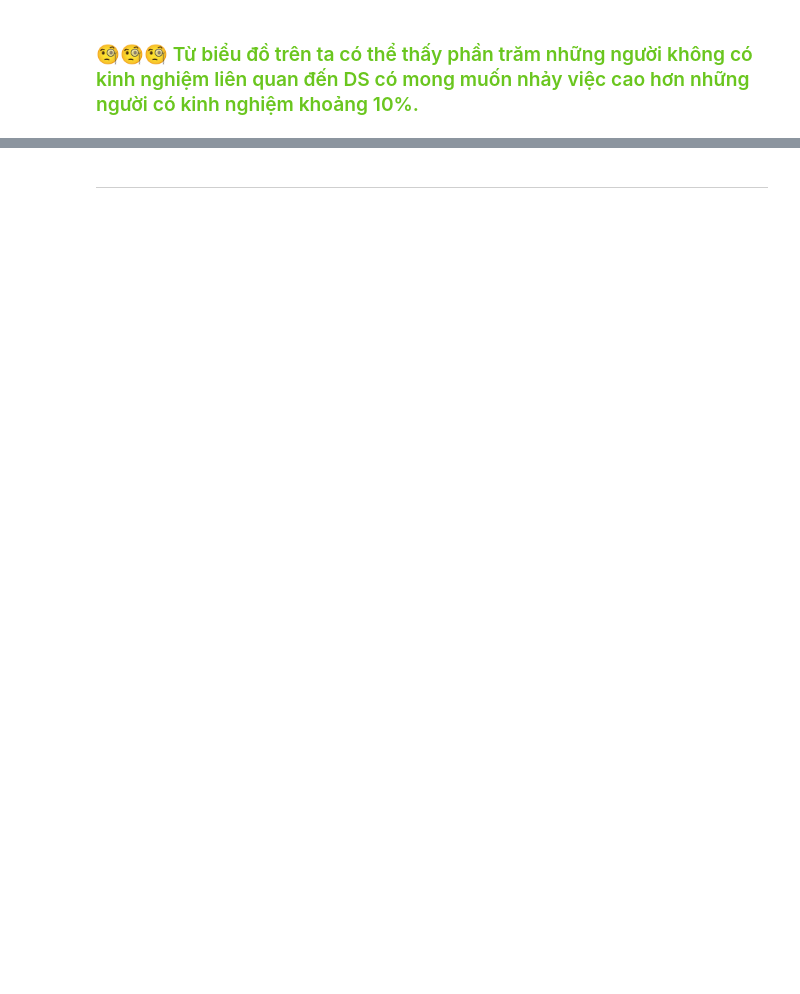
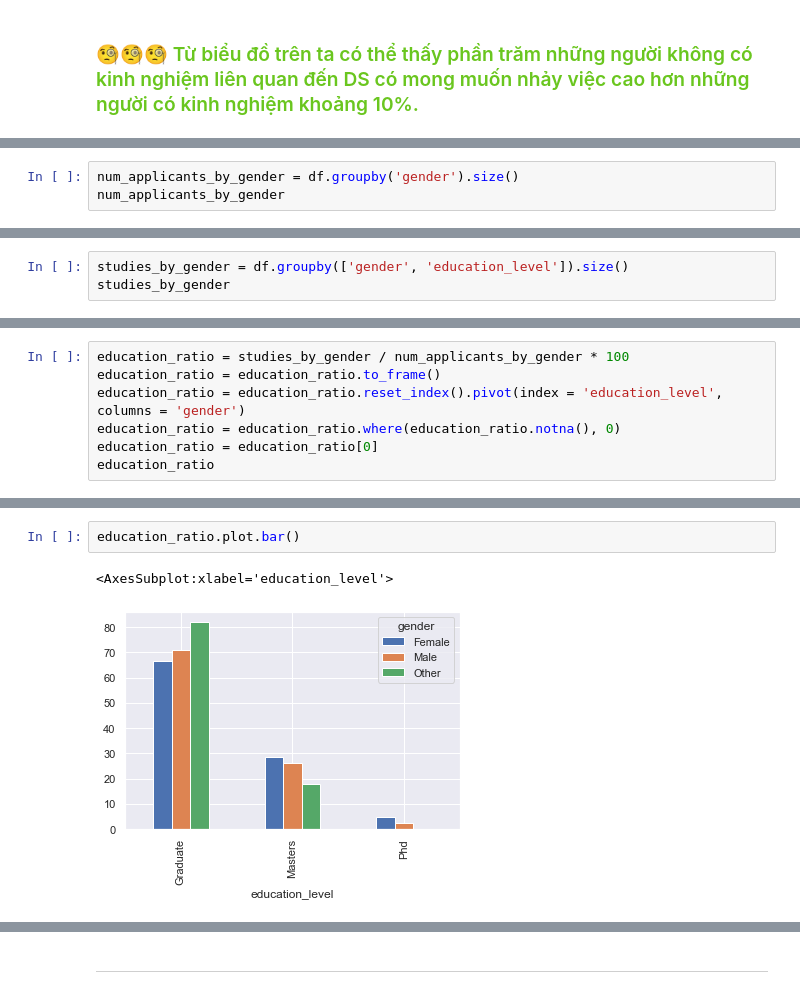
Before and after one commit to tuandat-github/P4DS-FInal-Project, a Jupyter notebook: Final Project P4DS.ipynb, the cells around one changed output, grey strips where cells are left out. Saved outputs shown, nothing was run; the diff lists cells and outputs as text; blank space fills up the shorter version.

```diff
--- a/Final Project P4DS.ipynb
+++ b/Final Project P4DS.ipynb
@@ -289,0 +469,3 @@ plt.show()
+# %%
+num_applicants_by_gender = df.groupby('gender').size()
+num_applicants_by_gender
@@ -289,0 +484,3 @@ plt.show()
+# %%
+studies_by_gender = df.groupby(['gender', 'education_level']).size()
+studies_by_gender
@@ -289,0 +502,7 @@ plt.show()
+# %%
+education_ratio = studies_by_gender / num_applicants_by_gender * 100
+education_ratio = education_ratio.to_frame()
+education_ratio = education_ratio.reset_index().pivot(index = 'education_level', columns = 'gender')
+education_ratio = education_ratio.where(education_ratio.notna(), 0)
+education_ratio = education_ratio[0]
+education_ratio
@@ -289,0 +522,5 @@ plt.show()
+# %%
+education_ratio.plot.bar()
+# %% [output]
+<AxesSubplot:xlabel='education_level'>
+[figure, added]
```
Also changed, not shown: parts of 147 cells of this notebook.
